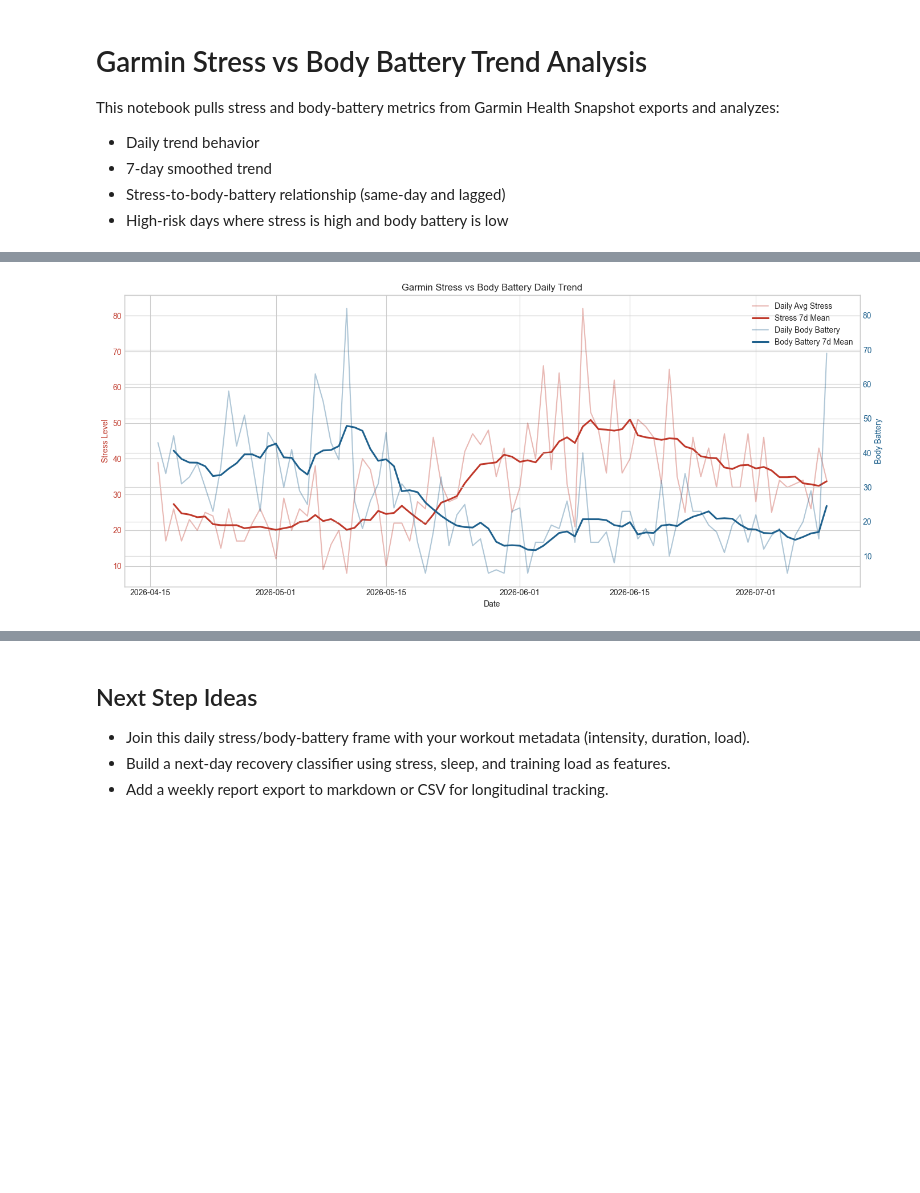
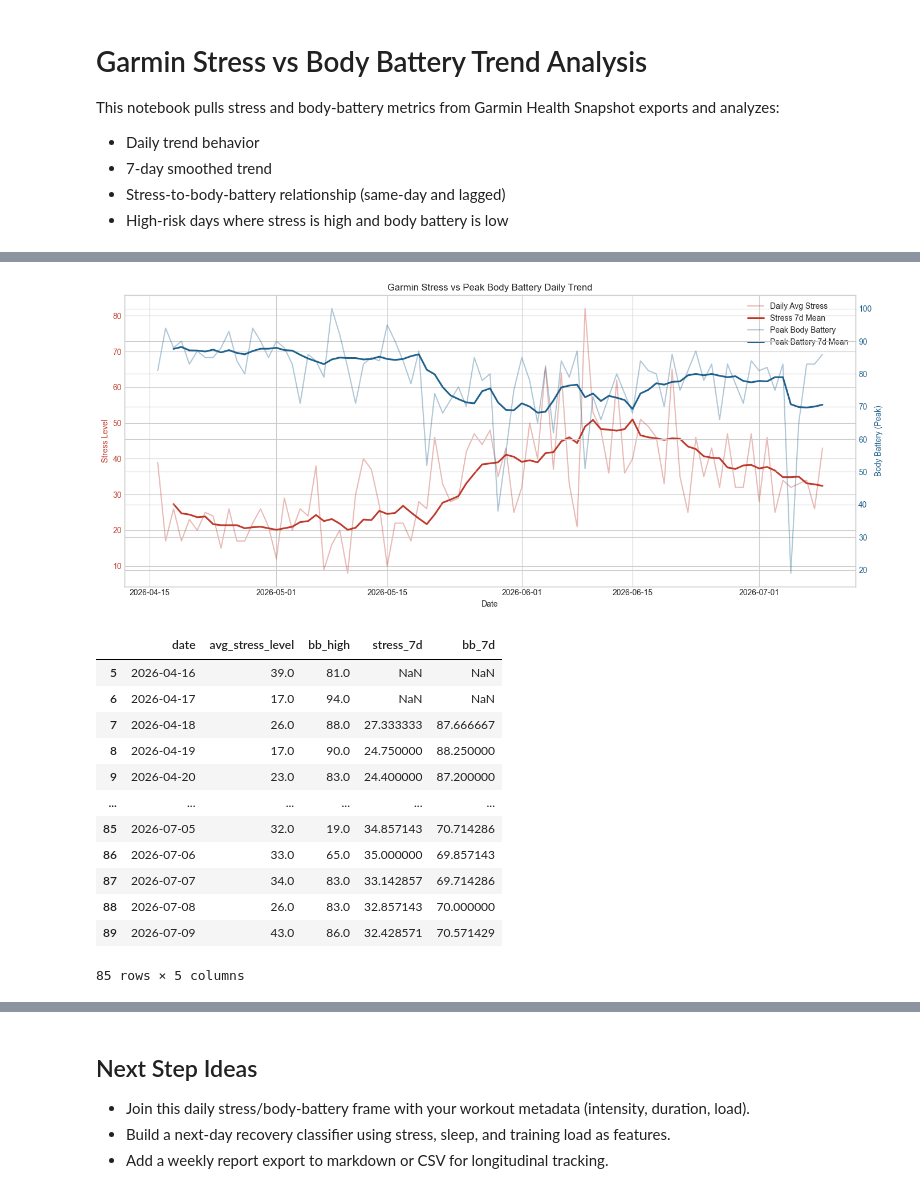
Before and after one commit to jvinodraj/theEagle, a Jupyter notebook: notebooks/garmin_stress_body_battery_trend.ipynb, the cells around one changed output, grey strips where cells are left out. Saved outputs shown, nothing was run; the diff lists cells and outputs as text; code cells hidden in the pictures; blank space fills up the shorter version.

```diff
--- a/notebooks/garmin_stress_body_battery_trend.ipynb
+++ b/notebooks/garmin_stress_body_battery_trend.ipynb
@@ -12,14 +12,19 @@ import json
 import numpy as np
 import pandas as pd
 import matplotlib.pyplot as plt
+from sklearn.ensemble import RandomForestClassifier
+from sklearn.impute import SimpleImputer
+from sklearn.metrics import accuracy_score, classification_report, roc_auc_score
+from sklearn.model_selection import train_test_split
 
 plt.style.use('seaborn-v0_8-whitegrid')
 pd.set_option('display.max_columns', 100)
 
 repo_root = Path.cwd().parent if Path.cwd().name == 'notebooks' else Path.cwd()
-raw_path = repo_root / 'reports' / 'health_snapshots' / 'health_snapshots_raw_2026-04-11_to_2026-07-20.json'
+raw_path = repo_root / 'reports' / 'health_snapshots' / 'health_snapshots_2026-04-11_to_2026-07-18.json'
 
 print(f'Repository root: {repo_root}')
 print(f'Using data file: {raw_path}')
+print(f'File exists: {raw_path.exists()}')
 # %% [output]
 Repository root: c:\Users\A717631\repo\theEagle
@@ -115,28 +157,41 @@ Rows: 101
 # %%
-plot_df = df[['date', 'avg_stress_level', 'bb_most_recent']].dropna().copy()
+plot_df = df[['date', 'avg_stress_level', 'bb_high']].dropna().copy()
 plot_df['stress_7d'] = plot_df['avg_stress_level'].rolling(7, min_periods=3).mean()
-plot_df['bb_7d'] = plot_df['bb_most_recent'].rolling(7, min_periods=3).mean()
+plot_df['bb_7d'] = plot_df['bb_high'].rolling(7, min_periods=3).mean()
 
 fig, ax1 = plt.subplots(figsize=(14, 6))
 ax2 = ax1.twinx()
 
 ax1.plot(plot_df['date'], plot_df['avg_stress_level'], color='#C0392B', alpha=0.35, label='Daily Avg Stress')
 ax1.plot(plot_df['date'], plot_df['stress_7d'], color='#C0392B', linewidth=2.2, label='Stress 7d Mean')
 ax1.set_ylabel('Stress Level', color='#C0392B')
 ax1.tick_params(axis='y', labelcolor='#C0392B')
 
-ax2.plot(plot_df['date'], plot_df['bb_most_recent'], color='#1F618D', alpha=0.35, label='Daily Body Battery')
-ax2.plot(plot_df['date'], plot_df['bb_7d'], color='#1F618D', linewidth=2.2, label='Body Battery 7d Mean')
-ax2.set_ylabel('Body Battery', color='#1F618D')
+ax2.plot(plot_df['date'], plot_df['bb_high'], color='#1F618D', alpha=0.35, label='Peak Body Battery')
+ax2.plot(plot_df['date'], plot_df['bb_7d'], color='#1F618D', linewidth=2.2, label='Peak Battery 7d Mean')
+ax2.set_ylabel('Body Battery (Peak)', color='#1F618D')
 ax2.tick_params(axis='y', labelcolor='#1F618D')
 
-ax1.set_title('Garmin Stress vs Body Battery Daily Trend')
+ax1.set_title('Garmin Stress vs Peak Body Battery Daily Trend')
 ax1.set_xlabel('Date')
 
 lines_1, labels_1 = ax1.get_legend_handles_labels()
 lines_2, labels_2 = ax2.get_legend_handles_labels()
 ax1.legend(lines_1 + lines_2, labels_1 + labels_2, loc='upper right')
 plt.tight_layout()
 plt.show()
 # %% [output]
-[figure, old version]
+[figure, new version]
+|  | date | avg_stress_level | bb_high | stress_7d | bb_7d |
+| 5 | 2026-04-16 | 39.0 | 81.0 | NaN | NaN |
+| 6 | 2026-04-17 | 17.0 | 94.0 | NaN | NaN |
+| 7 | 2026-04-18 | 26.0 | 88.0 | 27.333333 | 87.666667 |
+| 8 | 2026-04-19 | 17.0 | 90.0 | 24.750000 | 88.250000 |
+| 9 | 2026-04-20 | 23.0 | 83.0 | 24.400000 | 87.200000 |
+| ... | ... | ... | ... | ... | ... |
+| 85 | 2026-07-05 | 32.0 | 19.0 | 34.857143 | 70.714286 |
+| 86 | 2026-07-06 | 33.0 | 65.0 | 35.000000 | 69.857143 |
+| 87 | 2026-07-07 | 34.0 | 83.0 | 33.142857 | 69.714286 |
+| 88 | 2026-07-08 | 26.0 | 83.0 | 32.857143 | 70.000000 |
+| 89 | 2026-07-09 | 43.0 | 86.0 | 32.428571 | 70.571429 |
+85 rows × 5 columns
```
Also changed, not shown: parts of 11 cells of this notebook, 10 other files.
